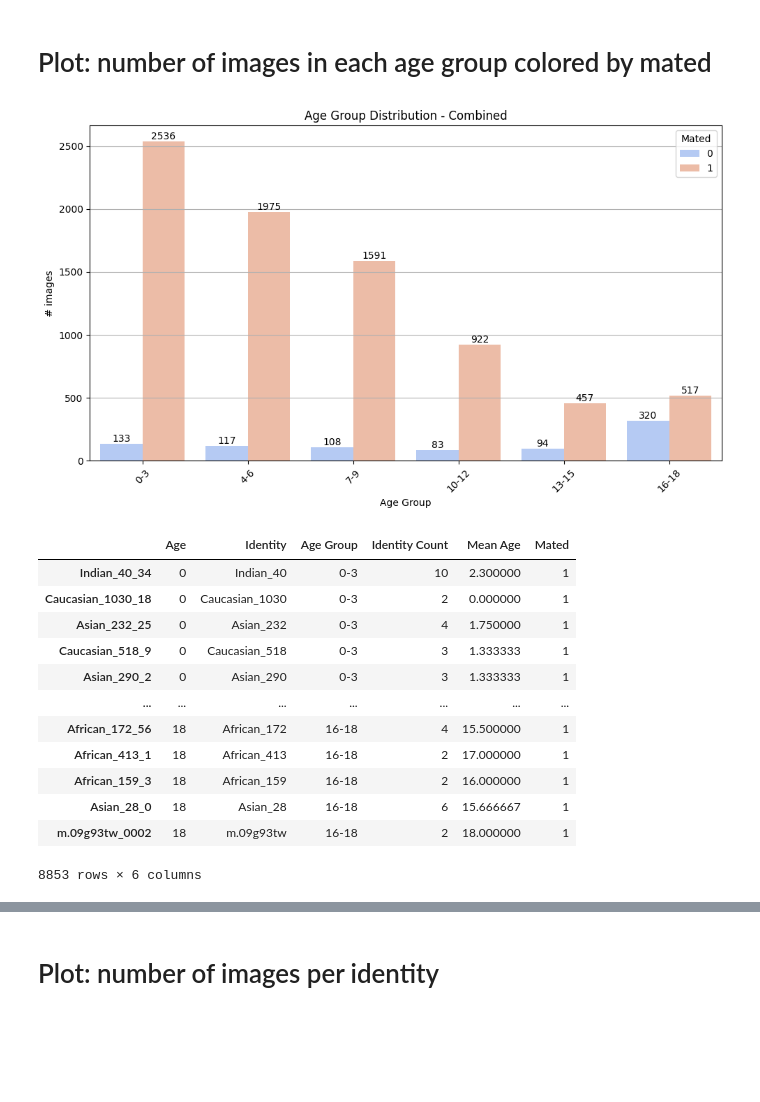
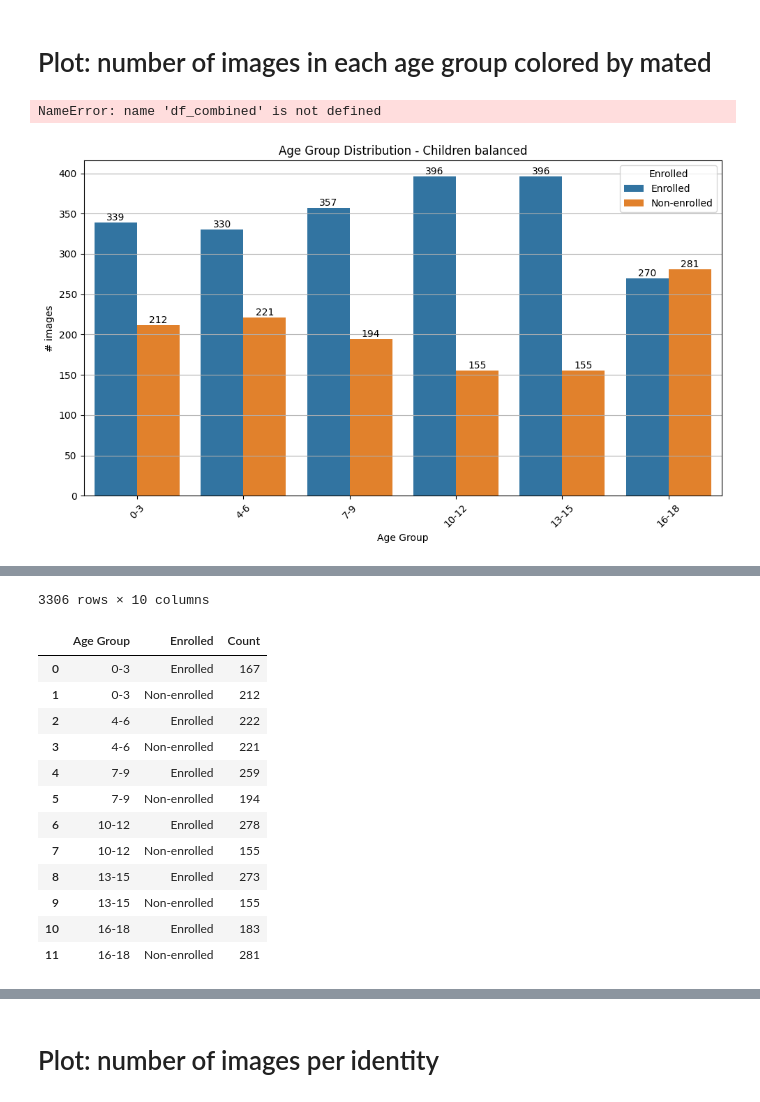
Before and after one commit to Kat-Gabi/Master_Thesis, a Jupyter notebook: notebooks/data_vis/age-estimation_stats.ipynb, the cells around one changed output, grey strips where cells are left out. Drawn from its saved outputs; the diff is of its cells as text; code cells hidden in the pictures; blank space fills up the shorter version.

```diff
--- a/notebooks/data_vis/age-estimation_stats.ipynb
+++ b/notebooks/data_vis/age-estimation_stats.ipynb
@@ -304,12 +339,17 @@ def plot_age_group_distribution_mated(df, title, figsize=(10, 6)):
     age_bins = [0, 4, 7, 10, 13, 16, 19]  # adding one more bin for 16-18
     age_labels = ['0-3', '4-6', '7-9', '10-12', '13-15', '16-18']
 
+    enrolled_palette = {'Enrolled': '#1f77b4', 'Non-enrolled': '#ff7f0e'}
+
+
     # Update the DataFrame with age groupings
     df['Age Group'] = pd.cut(df['Age'], bins=age_bins, labels=age_labels, right=False)
 
     # Create the bar plot for the age groups
     plt.figure(figsize=figsize)
-    ax = sns.countplot(data=df, x='Age Group', hue='Mated', palette='coolwarm')
+    # ax = sns.countplot(data=df, x='Age Group', hue='Mated', palette='coolwarm')
+    ax = sns.countplot(data=df, x='Age Group', hue='Enrolled', palette=enrolled_palette)
+
     plt.title(f"Age Group Distribution - {title}")
     plt.xlabel("Age Group")
     plt.ylabel("# images")
@@ -331,17 +371,8 @@ def plot_age_group_distribution_mated(df, title, figsize=(10, 6)):
 # %%
 plot_age_group_distribution_mated(df_combined, 'Combined')
 # %% [output]
-[figure, removed]
-|  | Age | Identity | Age Group | Identity Count | Mean Age | Mated |
-| Indian_40_34 | 0 | Indian_40 | 0-3 | 10 | 2.300000 | 1 |
-| Caucasian_1030_18 | 0 | Caucasian_1030 | 0-3 | 2 | 0.000000 | 1 |
-| Asian_232_25 | 0 | Asian_232 | 0-3 | 4 | 1.750000 | 1 |
-| Caucasian_518_9 | 0 | Caucasian_518 | 0-3 | 3 | 1.333333 | 1 |
-| Asian_290_2 | 0 | Asian_290 | 0-3 | 3 | 1.333333 | 1 |
-| ... | ... | ... | ... | ... | ... | ... |
-| African_172_56 | 18 | African_172 | 16-18 | 4 | 15.500000 | 1 |
-| African_413_1 | 18 | African_413 | 16-18 | 2 | 17.000000 | 1 |
-| African_159_3 | 18 | African_159 | 16-18 | 2 | 16.000000 | 1 |
-| Asian_28_0 | 18 | Asian_28 | 16-18 | 6 | 15.666667 | 1 |
-| m.09g93tw_0002 | 18 | m.09g93tw | 16-18 | 2 | 18.000000 | 1 |
-8853 rows × 6 columns
+NameError: name 'df_combined' is not defined
+# %%
+plot_age_group_distribution_mated(c_df, 'Children balanced')
+# %% [output]
+[figure, added]
@@ -347,0 +391 @@ plot_age_group_distribution_mated(df_combined, 'Combined')
+3306 rows × 10 columns
@@ -347,0 +456,16 @@ plot_age_group_distribution_mated(df_combined, 'Combined')
+# %%
+c_df.groupby(['Age Group', 'Enrolled'])['im_id'].nunique().reset_index(name='Count')
+# %% [output]
+|  | Age Group | Enrolled | Count |
+| 0 | 0-3 | Enrolled | 167 |
+| 1 | 0-3 | Non-enrolled | 212 |
+| 2 | 4-6 | Enrolled | 222 |
+| 3 | 4-6 | Non-enrolled | 221 |
+| 4 | 7-9 | Enrolled | 259 |
+| 5 | 7-9 | Non-enrolled | 194 |
+| 6 | 10-12 | Enrolled | 278 |
+| 7 | 10-12 | Non-enrolled | 155 |
+| 8 | 13-15 | Enrolled | 273 |
+| 9 | 13-15 | Non-enrolled | 155 |
+| 10 | 16-18 | Enrolled | 183 |
+| 11 | 16-18 | Non-enrolled | 281 |
```
Also changed, not shown: parts of 8 cells of this notebook, 3 other files.
